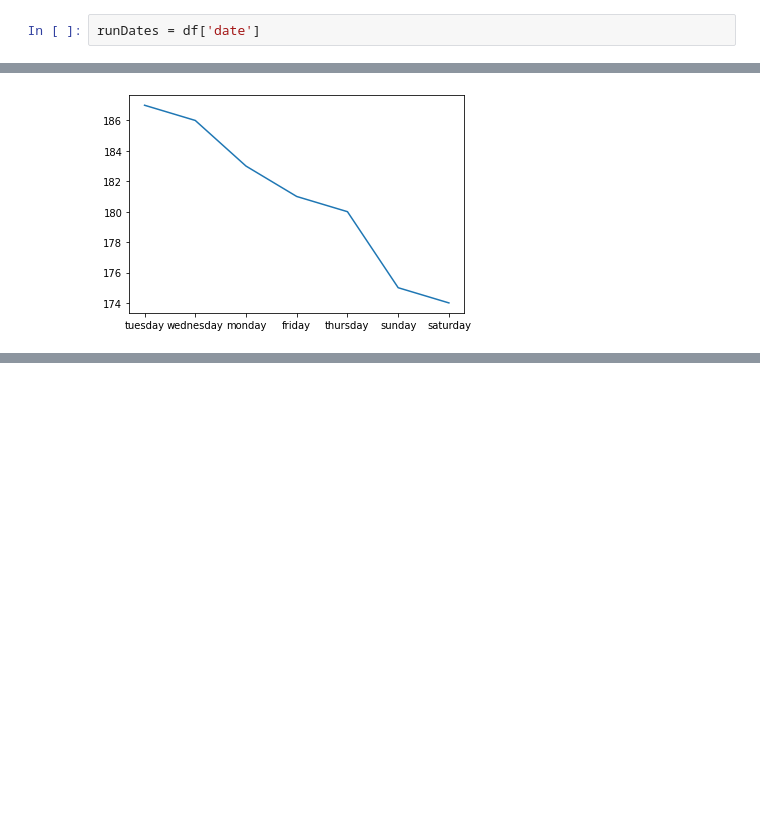
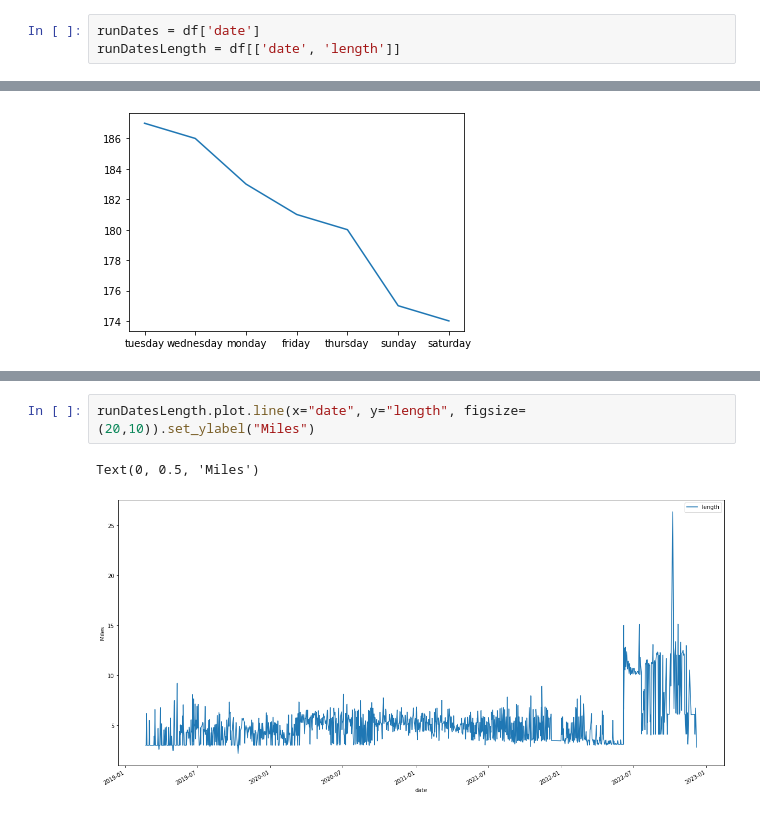
Before and after one commit to sbogucki12/workoutdata, a Jupyter notebook: run-analysis.ipynb, the cells around one changed output, grey strips where cells are left out. Saved outputs shown, nothing was run; the diff lists cells and outputs as text; blank space fills up the shorter version.

```diff
--- a/run-analysis.ipynb
+++ b/run-analysis.ipynb
@@ -21,5 +21,6 @@ df
 1266 rows × 16 columns
 # %%
 runDates = df['date']
+runDatesLength = df[['date', 'length']]
 # %%
 runDates
@@ -107,0 +162,5 @@ df1
+# %%
+runDatesLength.plot.line(x="date", y="length", figsize=(20,10)).set_ylabel("Miles")
+# %% [output]
+Text(0, 0.5, 'Miles')
+[figure, added]
```
Also changed, not shown: parts of 13 cells of this notebook, 3 other files.
